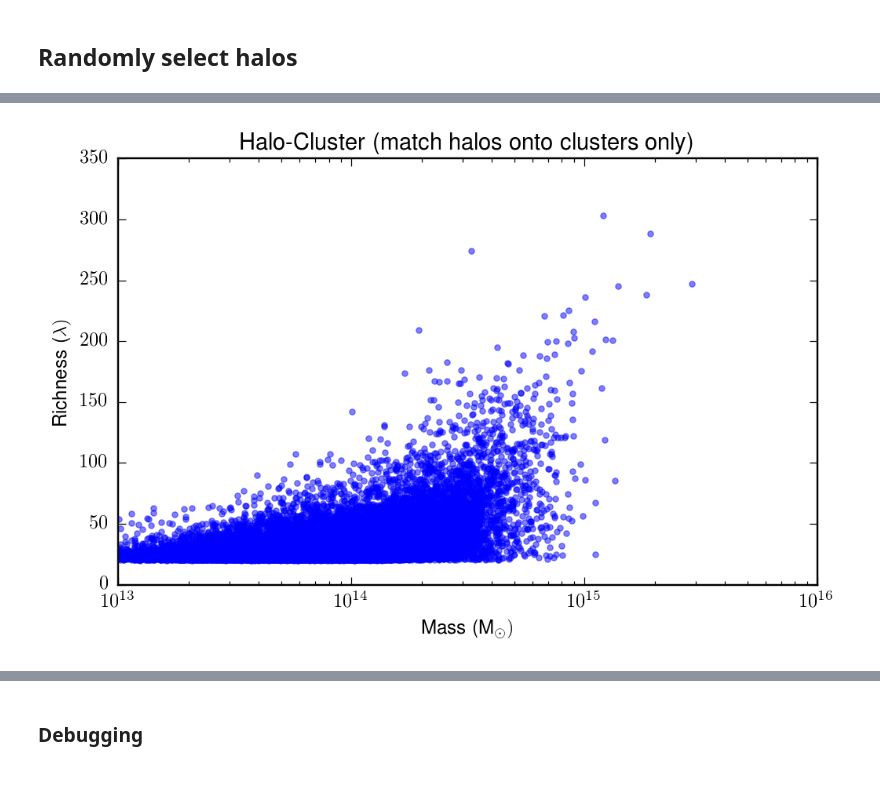
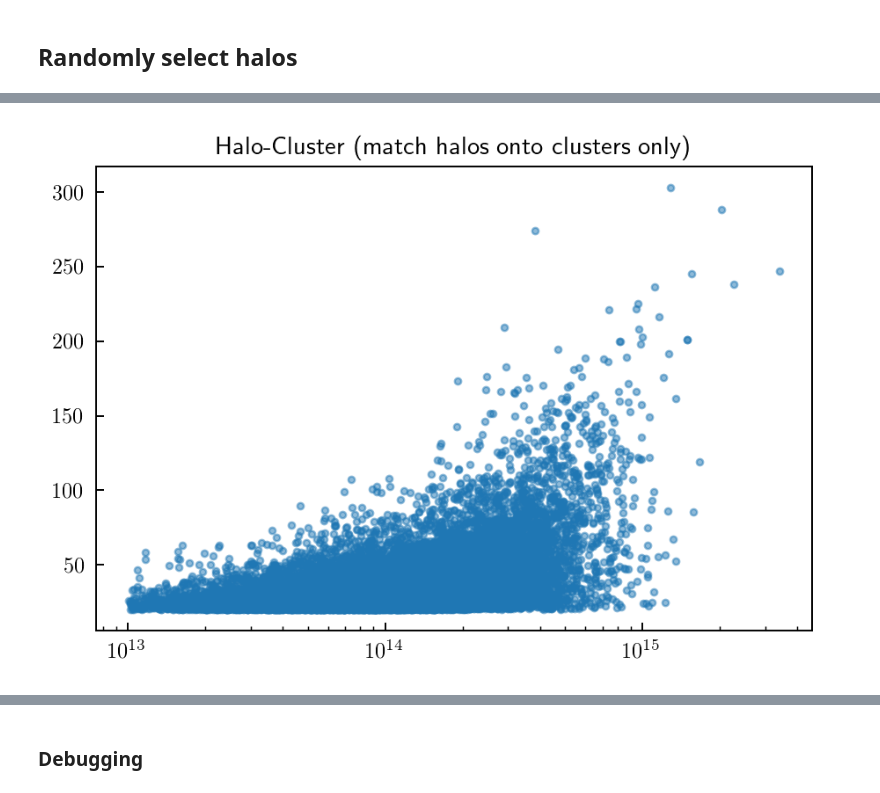
Before and after one commit to zzbenjamin94/des_y1_triaxiality, a Jupyter notebook: Galaxy_Clusters.ipynb, the cells around one changed output, grey strips where cells are left out. Cells and saved outputs as stored; diff of their text form; code cells hidden in the pictures.

```diff
--- a/Galaxy_Clusters.ipynb
+++ b/Galaxy_Clusters.ipynb
@@ -76,7 +79,7 @@ halo_filenum = [0,1,17,19,2,21,22,23,26,27,3,4,5,6,7]
 halo_iter = np.shape(halo_filenum)[0]
 
 #halos_data, the rec_array that combines all halo files, reads from first halo file, and then stacks to it.
-halo_data = datadir+'Chinchilla-0_halos.'+str(halo_filenum[0])+'.fits'
+halo_data = datadir+'Chinchilla-0_halos_unique.'+str(halo_filenum[0])+'.fits'
 halo_list = pyfits.open(halo_data)
 cols = halo_list[1].data.columns
 halos_data = pyfits.FITS_rec.from_columns(cols) #stores as record array
@@ -245,0 +268,5 @@ Halos DEC and RA
+# %%
+#Cut off halos with mass less than 10^13 M_sun
+mass_cutoff = halos_data['M200b'] > 1e13
+halos_data = halos_data[mass_cutoff]
+print "After mass cut of M > 1e13 M_sun number of halos is ", len(halos_data)
@@ -245,0 +275,31 @@ Halos DEC and RA
+# %%
+#Rotate the halo files
+import healpy as hp
+import fitsio
+from code.setup.setup import code_home_dir
+import pickle
+
+codedir = code_home_dir()
+
+#file containing the rotation matrix
+rotfile = codedir+'desy3_irot.pkl'
+
+with open(rotfile, 'r') as fp:
+    rmat = pickle.load(fp)
+
+#Read Test halos data
+#halo_data = datadir+'Chinchilla-1_halos_lensed.'+str(halo_filenum[7])+'.fits'
+#halo_list = pyfits.open(halo_data)
+#cols = halo_list[1].data.columns
+#halos_data = pyfits.FITS_rec.from_columns(cols) #stores as record array
+
+halos_posvec = np.transpose([halos_data['PX'], halos_data['PY'], halos_data['PZ']])
+
+halos_rposvec = np.dot(rmat, halos_posvec.T).T
+
+#convert to angular coords (in Radians)
+theta, phi = hp.vec2ang(halos_rposvec)
+halos_data['DEC'] = np.pi/2 - theta
+halos_data['RA'] = phi
+
+print 'Halos DEC and RA \n', halos_data['DEC'], '\n', halos_data['RA']
@@ -251,7 +316,7 @@ redM_lmda = np.copy(redM_data['LAMBDA_CHISQ']);
 
 halos_ID = halos_data['ID']; halos_RA = np.copy(halos_data['RA'])
 halos_DEC = np.copy(halos_data['DEC']); halos_z = np.copy(halos_data['Z'])
-halos_M = np.copy(halos_data['M200C']); halos_Rvir = np.copy(halos_data['RVIR']) #in kpc
+halos_M = np.copy(halos_data['M200b']); halos_Rvir = np.copy(halos_data['RVIR']) #in kpc
 halos_X = np.copy(halos_data['PX']); halos_Y = np.copy(halos_data['PY']); halos_Z = np.copy(halos_data['PZ'])
 
 
@@ -356,18 +421,18 @@ Number of clusters matched to halos are  23995
 # %%
 #Sample test of mass richness using matched clusters only
 halos_match_ind = np.where(cl_match_ind != -1)
 halos_M_match = halos_M[halos_sort[halos_match_ind]]
 #print halos_match_ind
 redM_lmda_match = redM_lmda[np.asarray(cl_match_ind[halos_match_ind],dtype=int)]
 plt.plot(halos_M_match, redM_lmda_match, '.', alpha=0.5)
 plt.xscale('log')
 plt.title('Halo-Cluster (match halos onto clusters only)')
-plt.ylabel(r'Richness (\lambda)'); plt.xlabel(r'Mass (M_\odot)')
-plt.tight_layout()
+#plt.ylabel(r'Richness (\lambda)'); plt.xlabel(r'Mass (M_\odot)')
+#plt.tight_layout()
 #plt.savefig('Halo_Cluster_clmatch_only.png')
 plt.show()
 # %% [output]
-[figure, old version]
+[figure, new version]
 # %%
 #Halo matching algorithm: Go down list of redMapper clusters and find potential halo matches
 #Repeat the same process for clusters.
```
Also changed, not shown: parts of 19 cells of this notebook, 8 other files.
